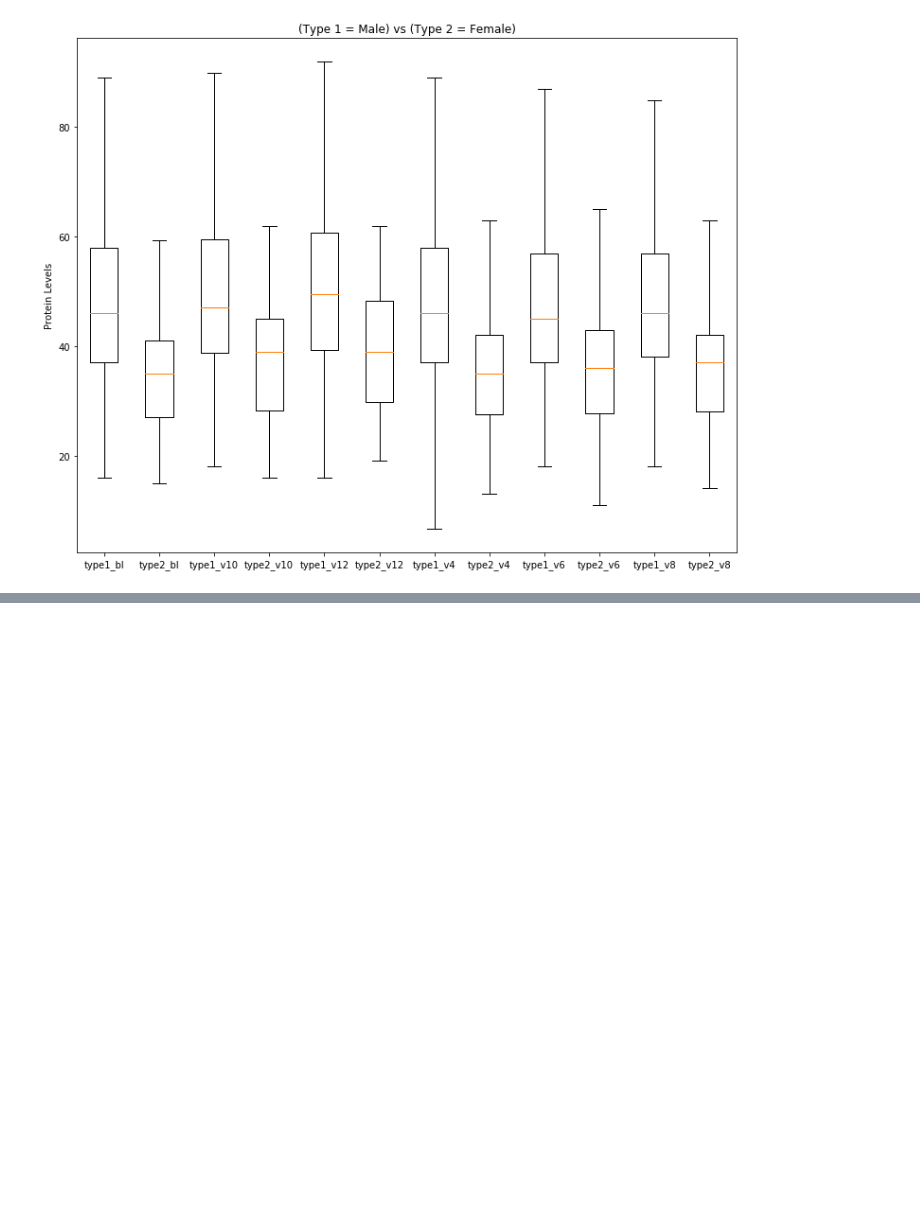
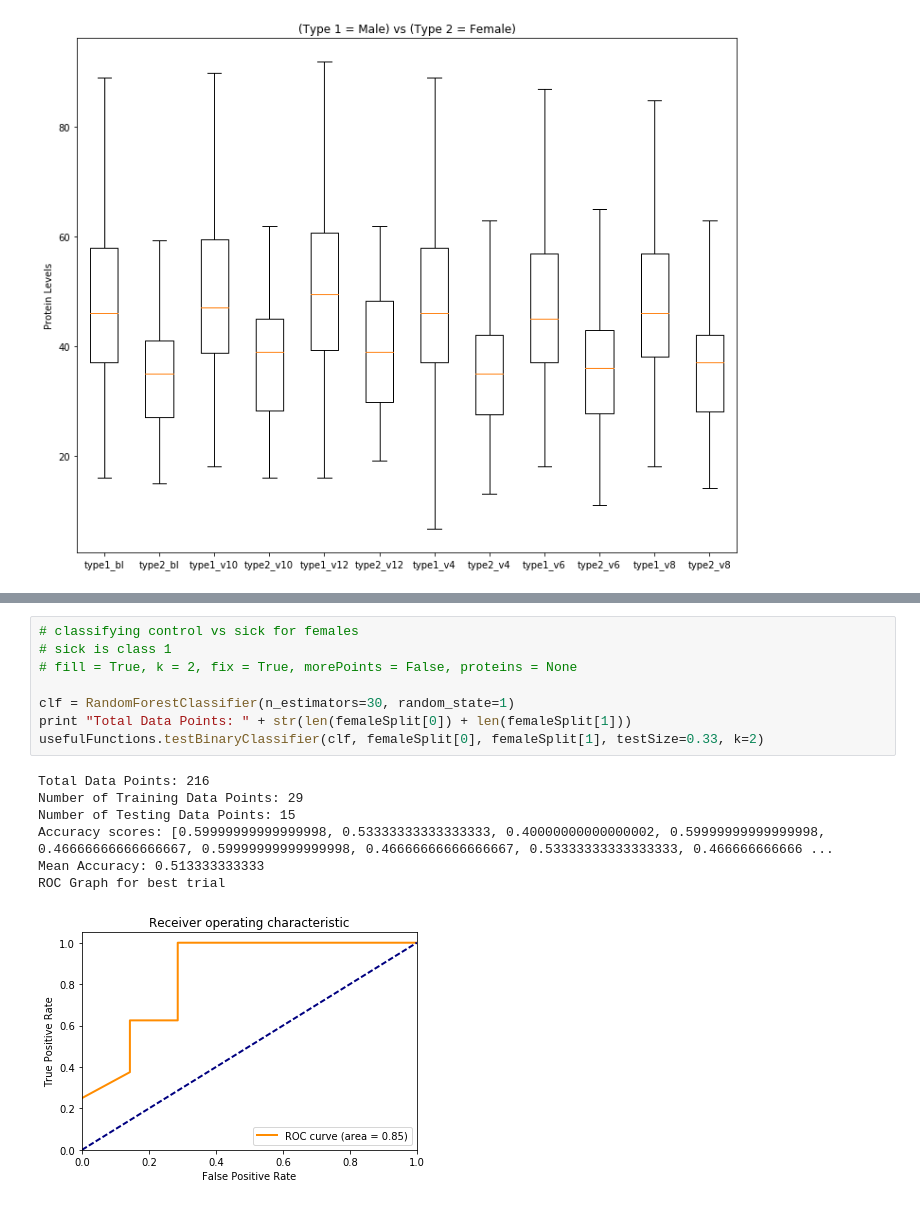
Before and after one commit to Rahul-Khanna/comp_gene, a Jupyter notebook: data_exploration.ipynb, the cells around one changed output, grey strips where cells are left out. Saved outputs shown, nothing was run; the diff lists cells and outputs as text; blank space fills up the shorter version.

```diff
--- a/data_exploration.ipynb
+++ b/data_exploration.ipynb
@@ -170,0 +167,16 @@ Mean: 0.628571428571
+# %%
+# classifying control vs sick for females
+# sick is class 1
+# fill = True, k = 2, fix = True, morePoints = False, proteins = None
+
+clf = RandomForestClassifier(n_estimators=30, random_state=1)
+print "Total Data Points: " + str(len(femaleSplit[0]) + len(femaleSplit[1]))
+usefulFunctions.testBinaryClassifier(clf, femaleSplit[0], femaleSplit[1], testSize=0.33, k=2)
+# %% [output]
+Total Data Points: 216
+Number of Training Data Points: 29
+Number of Testing Data Points: 15
+Accuracy scores: [0.59999999999999998, 0.53333333333333333, 0.40000000000000002, 0.59999999999999998, 0.46666666666666667, 0.59999999999999998, 0.46666666666666667, 0.53333333333333333, 0.466666666666 ...
+Mean Accuracy: 0.513333333333
+ROC Graph for best trial
+[figure, added]
```
Also changed, not shown: parts of 16 cells of this notebook, 1 other file.
